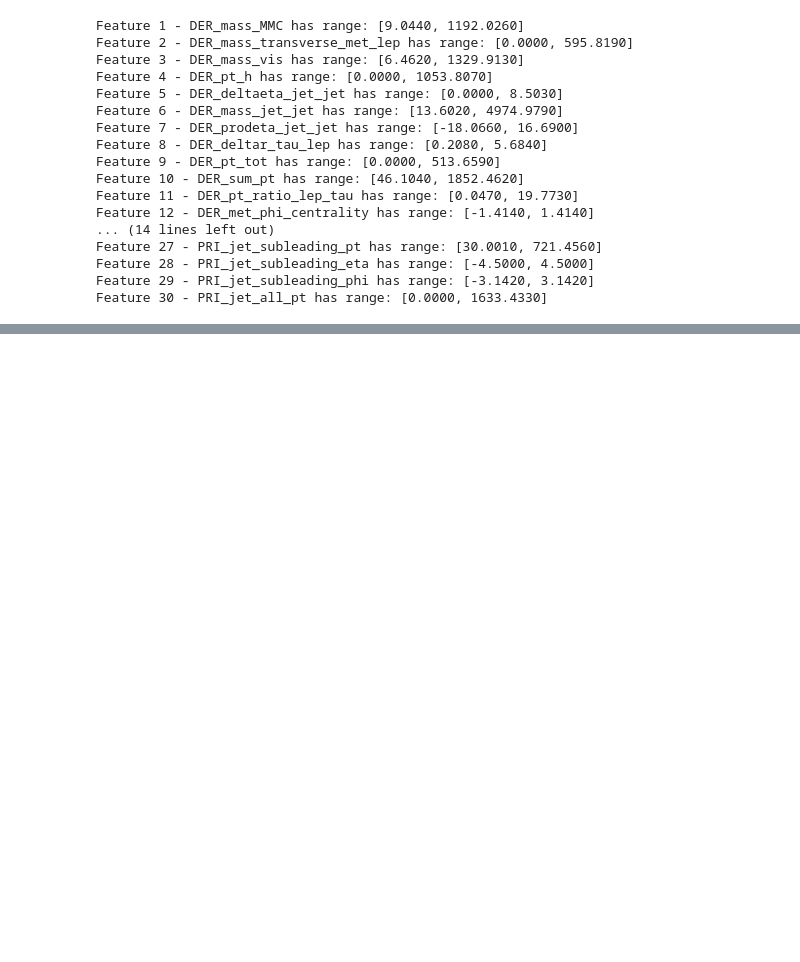
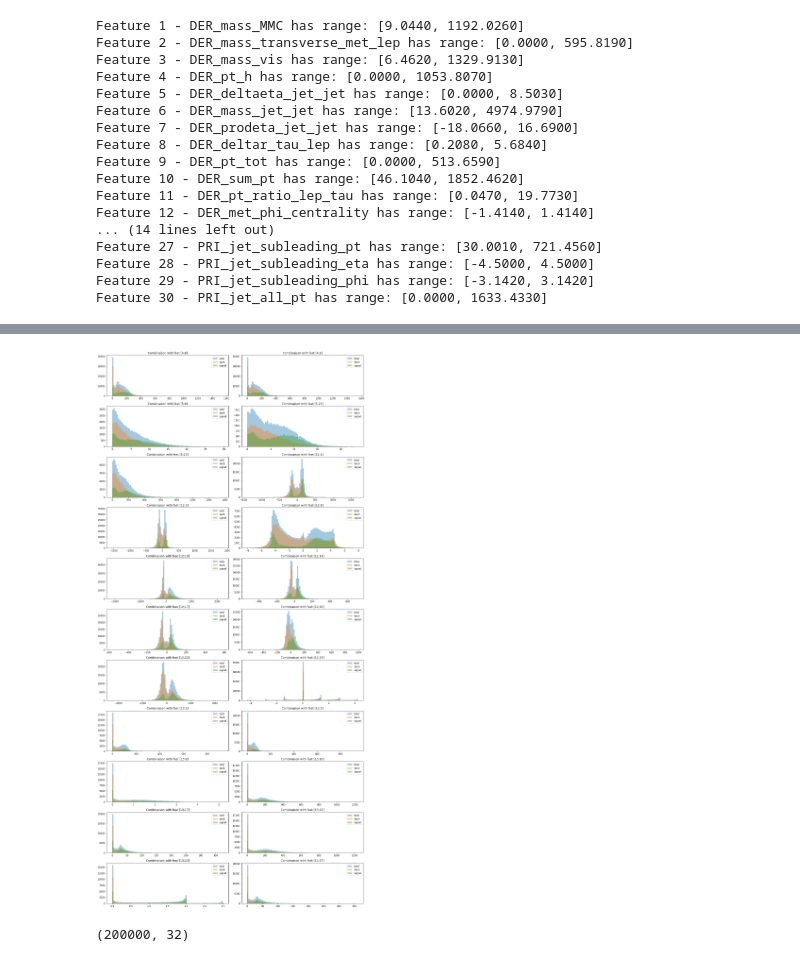
Before and after one commit to MLElec/ML_course, a Jupyter notebook: projects/project1/feature_agmentation.ipynb, the cells around one changed output, grey strips where cells are left out. Cells and saved outputs as stored; diff of their text form; code cells hidden in the pictures; blank space fills up the shorter version.

```diff
--- a/projects/project1/feature_agmentation.ipynb
+++ b/projects/project1/feature_agmentation.ipynb
@@ -246,0 +72,42 @@ print(head_naive[[10, 13, 15]])
+# %%
+tresh_id = np.nonzero((np.abs(m_d)-np.abs(np.diag(m_d))).flatten() > 0.5)
+res = np.unravel_index(tresh_id, (30, 30))
+combs = np.array(res).reshape((2,-1)).T
+# %%
+n_lines = np.floor(combs.shape[0]/2)
+plt.figure(figsize=(16, 3*n_lines))
+for i, comb in enumerate(combs):
+    plt.subplot(n_lines, 2, i+1)
+
+    f1 = x_train[:, comb[0]]
+    f2 = x_train[:, comb[1]]
+    ft = f1*f2
+
+    id_keep = ~np.isnan(ft)
+    id_b = np.logical_and(y_train == -1, id_keep)
+    id_s = np.logical_and(y_train == 1, id_keep)
+
+    plt.hist(ft[id_keep], bins=100, alpha=0.4, label='total')
+    plt.hist(ft[id_b], alpha=0.4, bins=100, label='back')
+    plt.hist(ft[id_s], alpha=0.4, bins=100, label='signal')
+    plt.title('Combinaison with feat [{};{}]'.format(comb[0]+1, comb[1]+1))
+    plt.legend()
+
+plt.tight_layout()
+plt.show()
+# %% [output]
+[figure, added]
+# %%
+def add_feature(x_in, id_feat1, id_feat2):
+    new_feat = np.expand_dims(x_in[:, id_feat1]*x_in[:, id_feat2], axis=1)
+    return np.concatenate((x_in, new_feat), axis=1)
+
+def add_features(x_in, id_feats):
+    for id_feat in id_feats:
+        x_in = add_feature(x_in, id_feat[0], id_feat[1])
+    return x_in
+
+add_feature(x_train, 3, 7).shape
+add_features(x_train, [[3, 7],[3, 4]]).shape
+# %% [output]
+(200000, 32)
```
Also changed, not shown: parts of 13 cells of this notebook, 2 other files.
